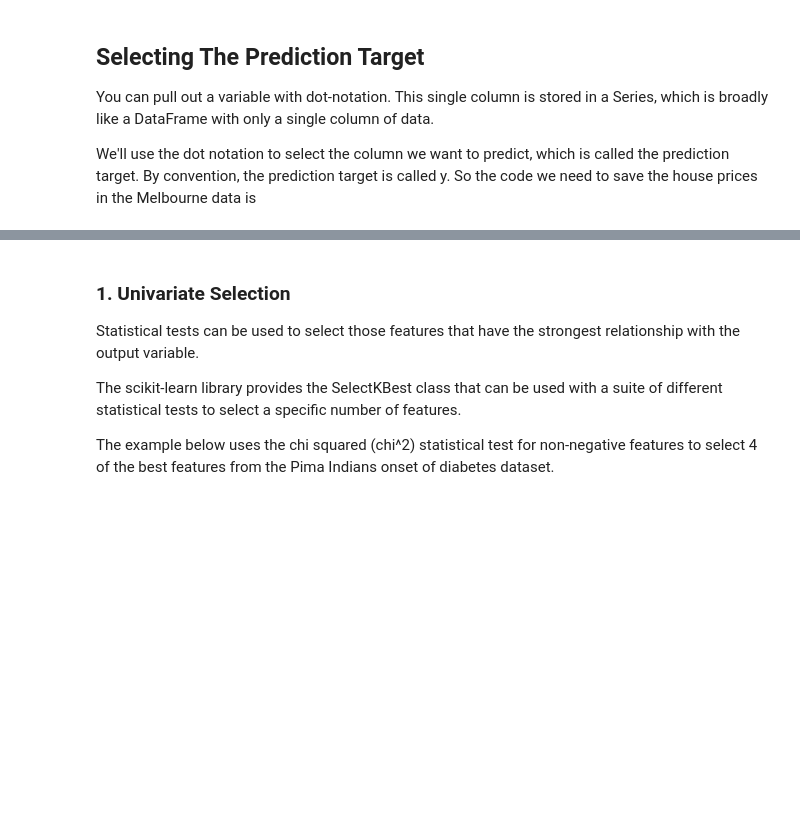
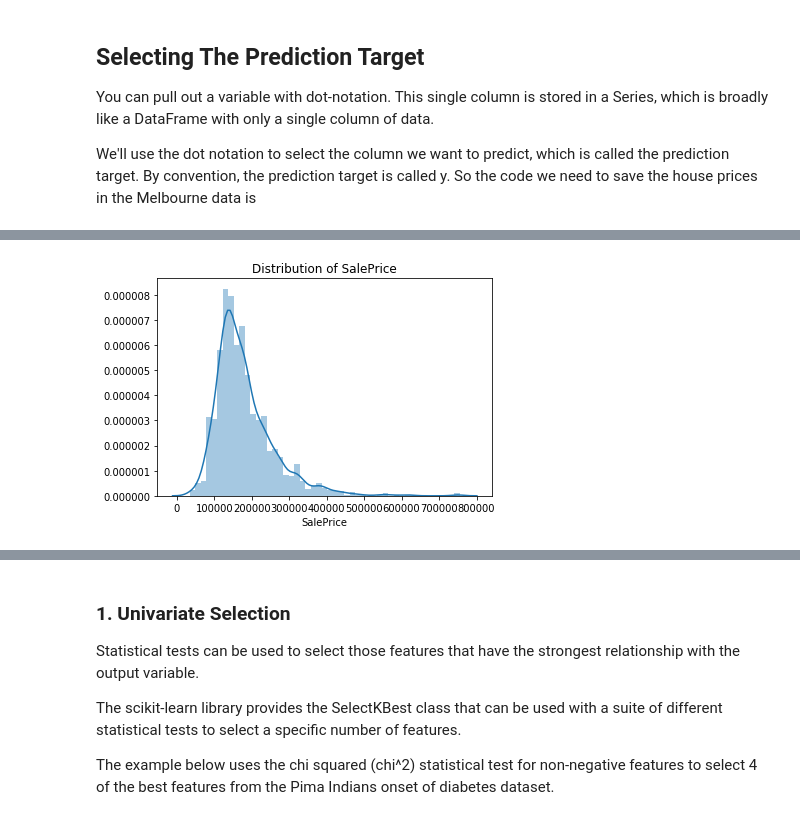
Before and after one commit to hightaco/kaggle-worksheets, a Jupyter notebook: Housing Prices Competition for Kaggle Learn Users/Housing Prices Competition for Kaggle Learn Users.ipynb, the cells around one changed output, grey strips where cells are left out. Drawn from its saved outputs; the diff is of its cells as text; code cells hidden in the pictures; blank space fills up the shorter version.

```diff
--- a/Housing Prices Competition for Kaggle Learn Users/Housing Prices Competition for Kaggle Learn Users.ipynb
+++ b/Housing Prices Competition for Kaggle Learn Users/Housing Prices Competition for Kaggle Learn Users.ipynb
@@ -128,0 +210,8 @@ y = housing_data.SalePrice
+# %%
+target = housing_data.SalePrice
+plt.figure()
+sns.distplot(target)
+plt.title('Distribution of SalePrice')
+plt.show()
+# %% [output]
+[figure, added]
```
Also changed, not shown: parts of 56 cells of this notebook.
